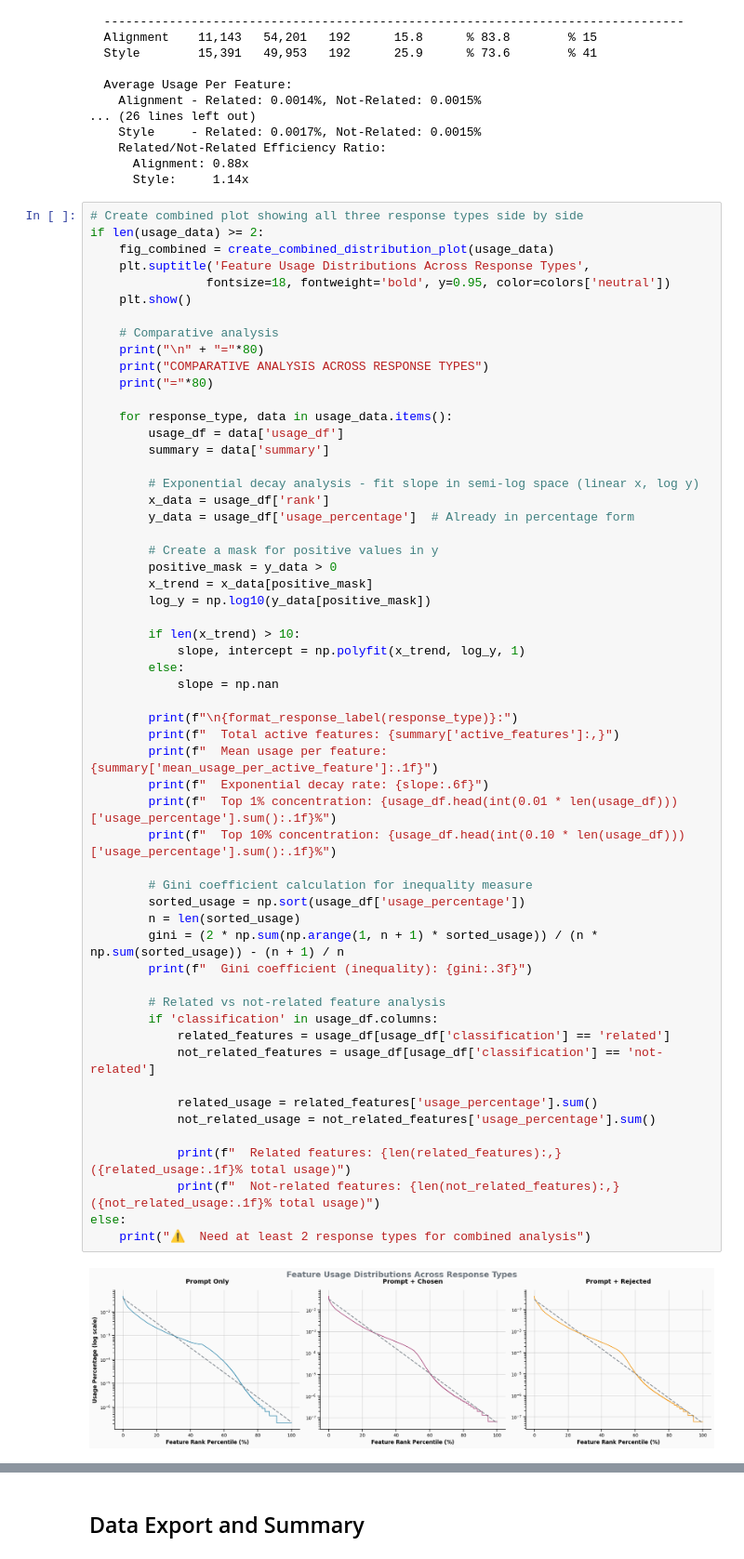
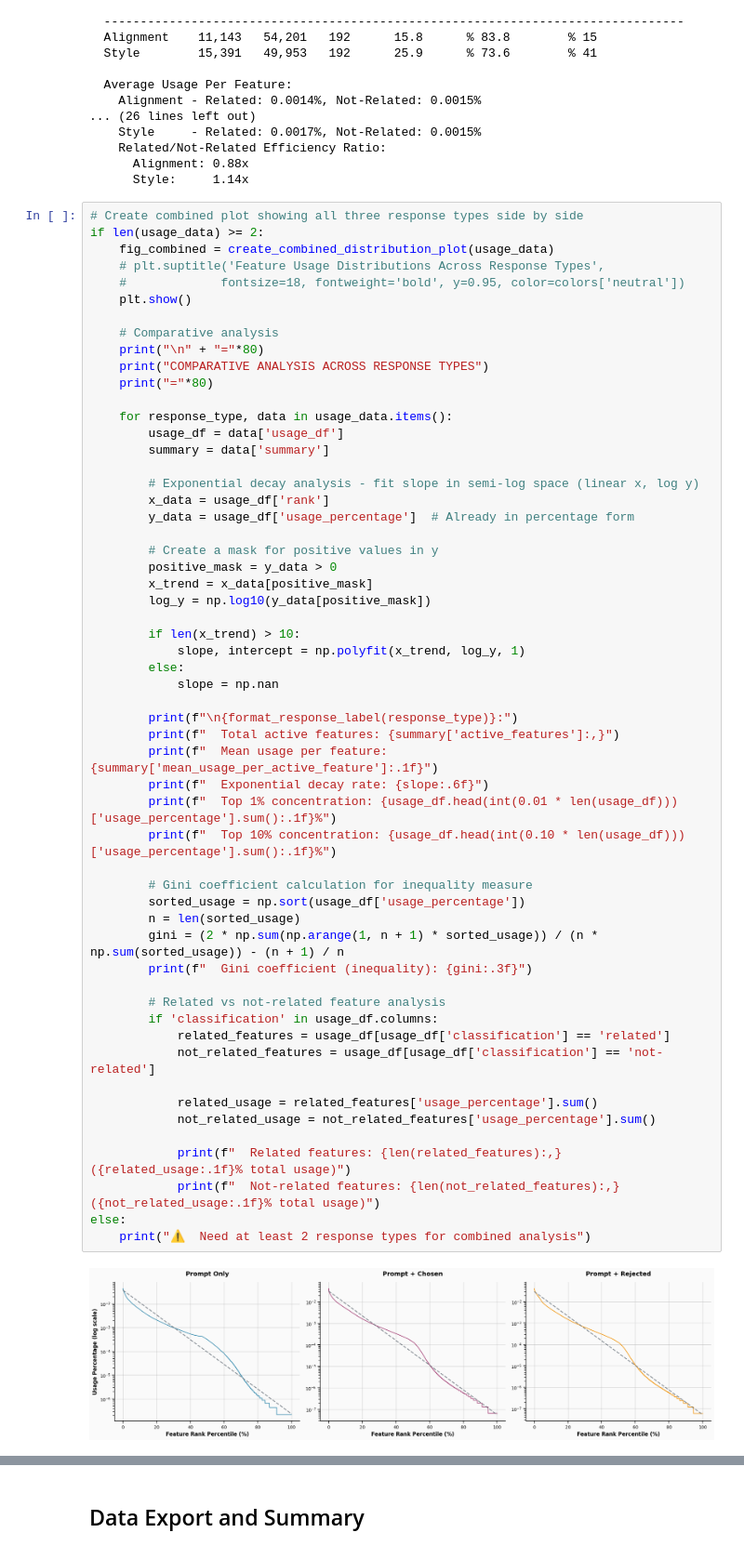
Before and after one commit to Jazhyc/feature-steering-RL, a Jupyter notebook: notebooks/feature_usage_distribution.ipynb, the cells around one changed output, grey strips where cells are left out. Shown at 93% size. Cells and saved outputs as stored; diff of their text form.

```diff
--- a/notebooks/feature_usage_distribution.ipynb
+++ b/notebooks/feature_usage_distribution.ipynb
@@ -1212,8 +1212,8 @@ Prompt Only:
 # Create combined plot showing all three response types side by side
 if len(usage_data) >= 2:
     fig_combined = create_combined_distribution_plot(usage_data)
-    plt.suptitle('Feature Usage Distributions Across Response Types',
-                fontsize=18, fontweight='bold', y=0.95, color=colors['neutral'])
+    # plt.suptitle('Feature Usage Distributions Across Response Types',
+    #             fontsize=18, fontweight='bold', y=0.95, color=colors['neutral'])
     plt.show()
 
     # Comparative analysis
@@ -1238,34 +1238,34 @@ if len(usage_data) >= 2:
             slope, intercept = np.polyfit(x_trend, log_y, 1)
         else:
             slope = np.nan
 
         print(f"\n{format_response_label(response_type)}:")
         print(f"  Total active features: {summary['active_features']:,}")
         print(f"  Mean usage per feature: {summary['mean_usage_per_active_feature']:.1f}")
         print(f"  Exponential decay rate: {slope:.6f}")
         print(f"  Top 1% concentration: {usage_df.head(int(0.01 * len(usage_df)))['usage_percentage'].sum():.1f}%")
         print(f"  Top 10% concentration: {usage_df.head(int(0.10 * len(usage_df)))['usage_percentage'].sum():.1f}%")
 
         # Gini coefficient calculation for inequality measure
         sorted_usage = np.sort(usage_df['usage_percentage'])
         n = len(sorted_usage)
         gini = (2 * np.sum(np.arange(1, n + 1) * sorted_usage)) / (n * np.sum(sorted_usage)) - (n + 1) / n
         print(f"  Gini coefficient (inequality): {gini:.3f}")
 
         # Related vs not-related feature analysis
         if 'classification' in usage_df.columns:
             related_features = usage_df[usage_df['classification'] == 'related']
             not_related_features = usage_df[usage_df['classification'] == 'not-related']
 
             related_usage = related_features['usage_percentage'].sum()
             not_related_usage = not_related_features['usage_percentage'].sum()
 
             print(f"  Related features: {len(related_features):,} ({related_usage:.1f}% total usage)")
             print(f"  Not-related features: {len(not_related_features):,} ({not_related_usage:.1f}% total usage)")
 else:
     print("⚠️  Need at least 2 response types for combined analysis")
 # %% [output]
-[figure, old version]
+[figure, new version]
 ================================================================================
 COMPARATIVE ANALYSIS ACROSS RESPONSE TYPES
 ================================================================================
```
Also changed, not shown: parts of 4 cells of this notebook, 4 other files.
